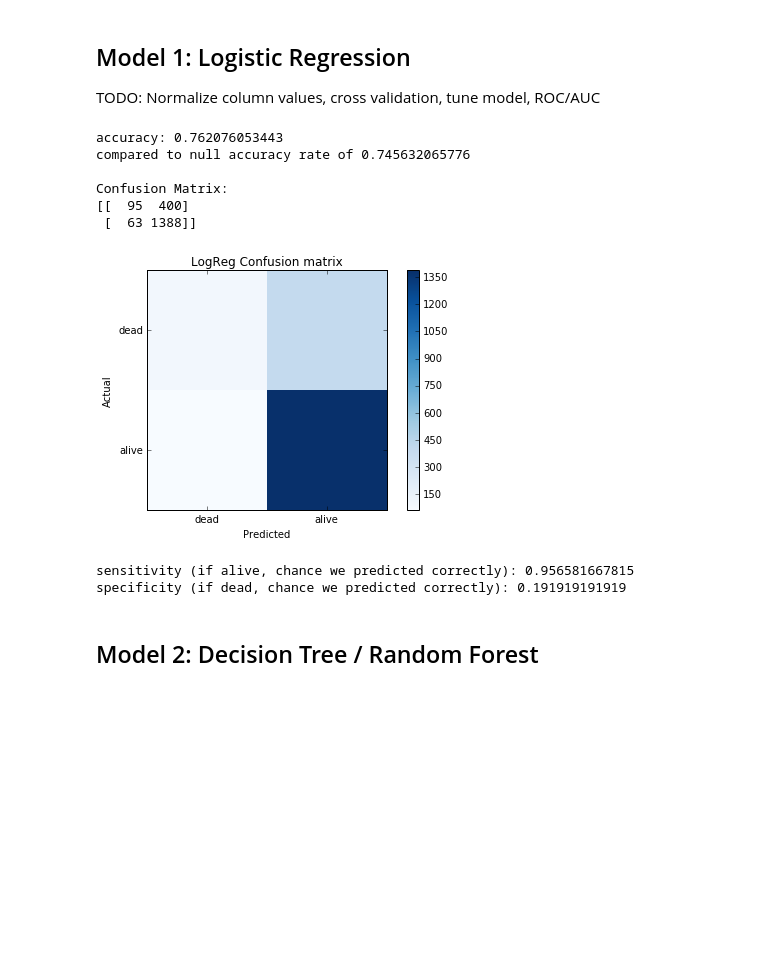
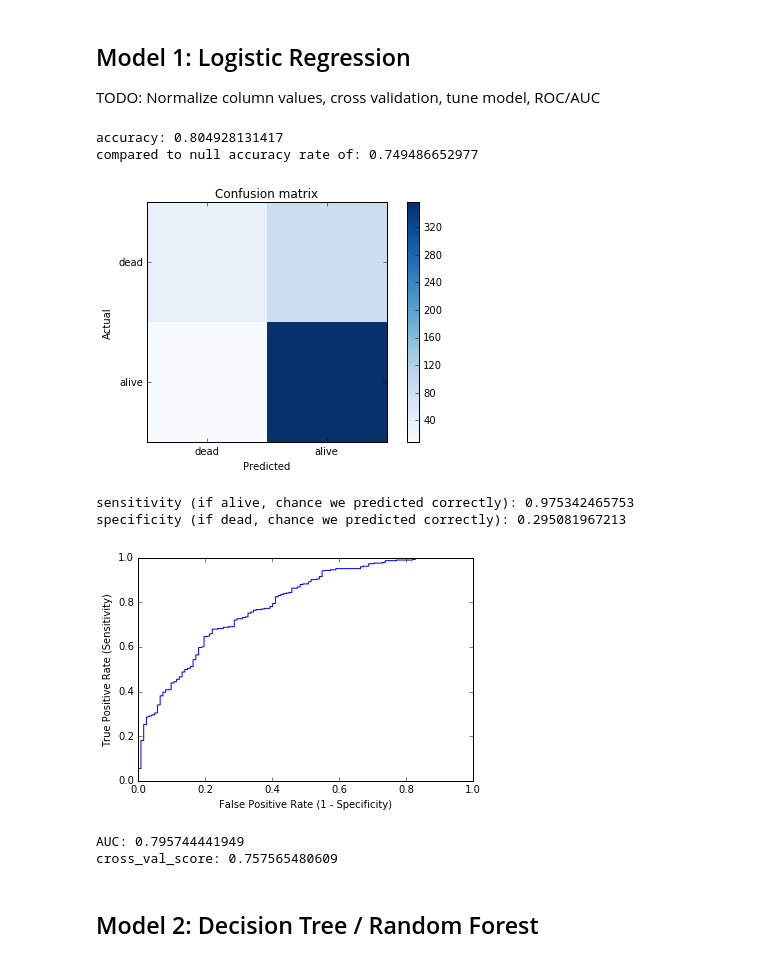
Before and after one commit to megano/storytelling, a Jupyter notebook: project/got_explore.ipynb, the cells around one changed output. Drawn from its saved outputs; the diff is of its cells as text; code cells hidden in the pictures; blank space fills up the shorter version.

Commit message:
logistic regression and bayesian

```diff
--- a/project/got_explore.ipynb
+++ b/project/got_explore.ipynb
@@ -69,0 +112,9 @@ na_rate = y.mean()
+# %%
+# train/test/split used for models
+
+feature_cols = ['male','book1','book2','book3','book4','book5','isMarried','isNoble','popularity','name_in_house',\
+                'boolDeadRelations','is_old','is_young','is_middle_aged']+list(culture_dummies.columns.values)
+X = df[feature_cols]
+y = df.isAlive
+
+X_train, X_test, y_train, y_test = train_test_split(X, y)
@@ -70,59 +175,23 @@ na_rate = y.mean()
 # %% [markdown]
 ## Model 1: Logistic Regression
 TODO: Normalize column values, cross validation, tune model, ROC/AUC
-# %%
-# Model 1: Logistic Regression
-
-logreg = LogisticRegression()
-feature_cols = ['male','book1','book2','book3','book4','book5','isMarried','isNoble','popularity','name_in_house']
-X = df[feature_cols]
-logreg.fit(X, y)
-print 'accuracy: ' + str(logreg.score(X,y))
-print 'compared to null accuracy rate of '+str(na_rate)
-
-preds = logreg.predict(X)
-logreg_cm = metrics.confusion_matrix(y, preds)
-print '\nConfusion Matrix:'
-print logreg_cm
-
-'''
-top left: predicted dead, actually died
-bottom left: predicted dead, actually alive
-top right: predicted alive, actually dead
-bottom right: predicted alive, actually alive
-'''
-
-#logreg confusion matrix
-def plot_confusion_matrix(cm, order, title='LogReg Confusion matrix', cmap=plt.cm.Blues):
-    plt.imshow(cm, interpolation='nearest', cmap=cmap)
-    plt.title(title)
-    plt.colorbar()
-    tick_marks = np.arange(len(order))
-    plt.xticks(tick_marks, order, rotation=0)
-    plt.yticks(tick_marks, order)
-    plt.tight_layout()
-    plt.ylabel('Actual')
-    plt.xlabel('Predicted')
-
-plt.figure()
-plot_confusion_matrix(logreg_cm,['dead','alive'])
-plt.show()
-
-sensitivity = 1.*logreg_cm[1,1]/sum(logreg_cm[1,:])
-print 'sensitivity (if alive, chance we predicted correctly): ' + str(sensitivity)
-
-specificity = 1.*logreg_cm[0,0]/sum(logreg_cm[0,:])
-print 'specificity (if dead, chance we predicted correctly): ' + str(specificity)
-# %% [output]
-accuracy: 0.762076053443
-compared to null accuracy rate of 0.745632065776
-
-Confusion Matrix:
-[[  95  400]
- [  63 1388]]
-[figure, removed]
-sensitivity (if alive, chance we predicted correctly): 0.956581667815
-specificity (if dead, chance we predicted correctly): 0.191919191919
+# %%
+# Model 1: Logistic Regression
+
+logreg = LogisticRegression()
+logreg.fit(X_train,y_train)
+preds = logreg.predict(X_test)
+probs = logreg.predict_proba(X_test)[:, 1]
+SCORE(logreg)
+# %% [output]
+accuracy: 0.804928131417
+compared to null accuracy rate of: 0.749486652977
+[figure, added]
+sensitivity (if alive, chance we predicted correctly): 0.975342465753
+specificity (if dead, chance we predicted correctly): 0.295081967213
+[figure, added]
+AUC: 0.795744441949
+cross_val_score: 0.757565480609
 # %% [markdown]
 ## Model 2: Decision Tree / Random Forest
 # %% [markdown]
```
Also changed, not shown: parts of 18 cells of this notebook.
